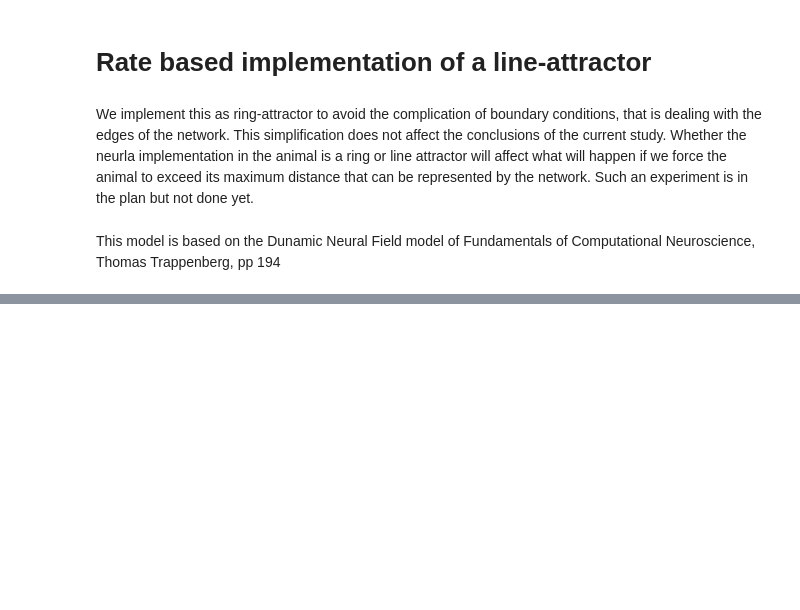
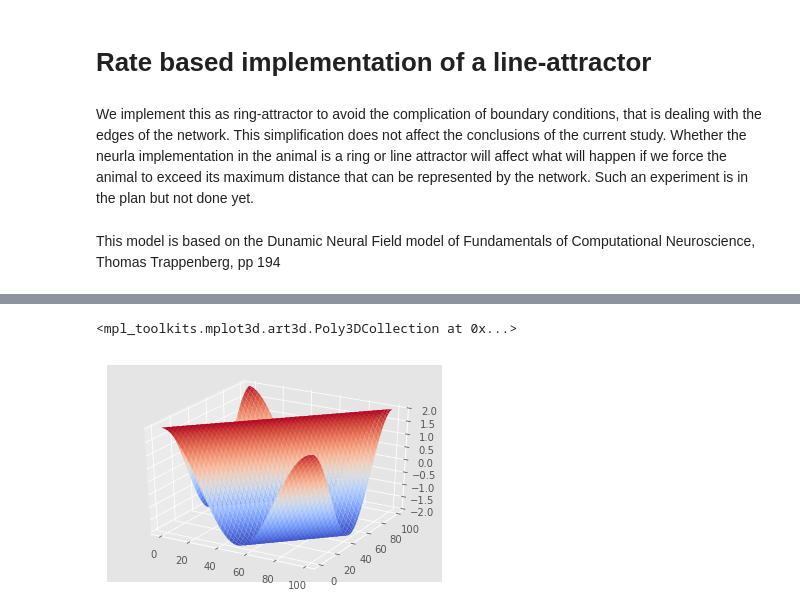
Before and after one commit to johnpi/Pisokas_Hennig_2022_Attractor_Based_Memory_old, a Jupyter notebook: line-attractor-rate-based.ipynb, the cells around one changed output, grey strips where cells are left out. Saved outputs shown, nothing was run; the diff lists cells and outputs as text; code cells hidden in the pictures; blank space fills up the shorter version.

```diff
--- a/line-attractor-rate-based.ipynb
+++ b/line-attractor-rate-based.ipynb
@@ -119,0 +186,17 @@ Text(0.5,0,'Activity')
+# %%
+# Plot the results
+fig = plt.figure()
+ax = fig.add_subplot(111)
+w = WeightMatrixGenerator.train_weight_matrix(nn, dx, sig, C)
+#w = WeightMatrixGenerator.cosine_weight_matrix(nn, -0.2, 0.15)
+w = WeightMatrixGenerator.cosine_weight_matrix(nn, cos_bias, cos_amplitude)
+#w = WeightMatrixGenerator.wta_weight_matrix(nn, alpha, beta)
+
+
+ax = fig.add_subplot(111, projection='3d')
+X, Y = np.meshgrid(range(nn), range(nn))
+ax.plot_surface(X, Y, w, cmap=cm.coolwarm,
+                       linewidth=1, antialiased=True)
+# %% [output]
+<mpl_toolkits.mplot3d.art3d.Poly3DCollection at 0x...>
+[figure, added]
```
Also changed, not shown: parts of 6 cells of this notebook.
